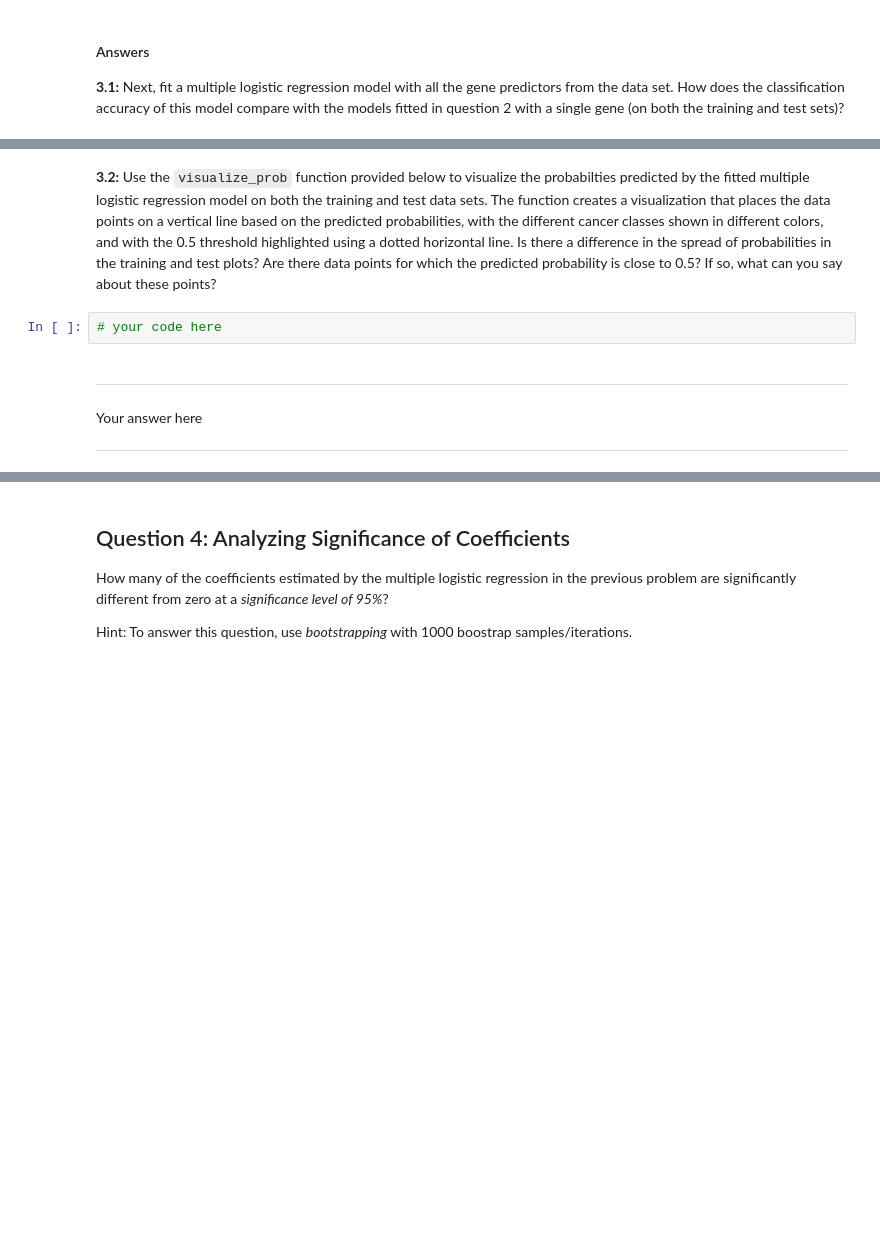
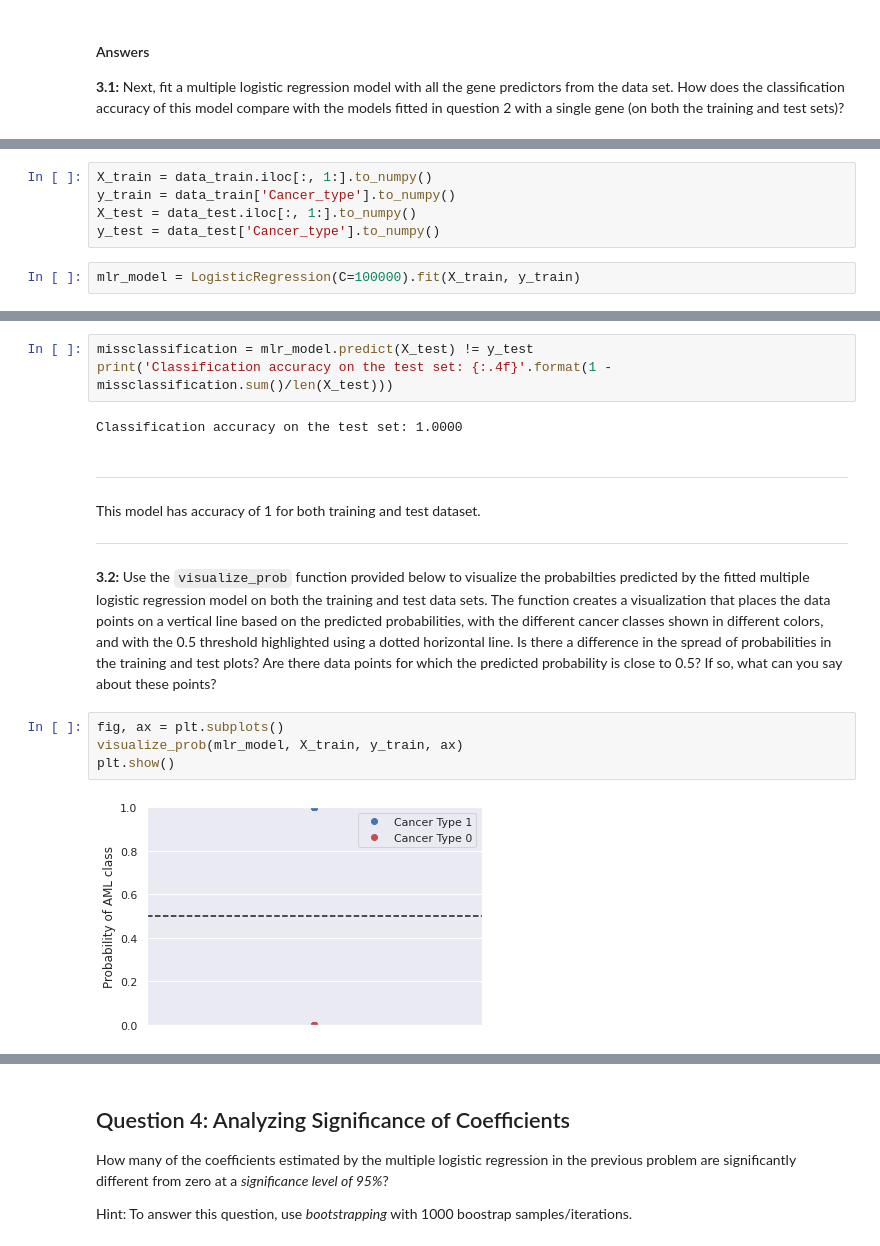
Before and after one commit to lucasresck/foundations-of-data-science, a Jupyter notebook: cs109a_hw5/cs109_hw5.ipynb, the cells around one changed output, grey strips where cells are left out. Saved outputs shown, nothing was run; the diff lists cells and outputs as text; blank space fills up the shorter version.

```diff
--- a/cs109a_hw5/cs109_hw5.ipynb
+++ b/cs109a_hw5/cs109_hw5.ipynb
@@ -337,0 +331,7 @@ Your answer here
+# %%
+X_train = data_train.iloc[:, 1:].to_numpy()
+y_train = data_train['Cancer_type'].to_numpy()
+X_test = data_test.iloc[:, 1:].to_numpy()
+y_test = data_test['Cancer_type'].to_numpy()
+# %%
+mlr_model = LogisticRegression(C=100000).fit(X_train, y_train)
@@ -338,9 +343,19 @@ Your answer here
+# %%
+missclassification = mlr_model.predict(X_test) != y_test
+print('Classification accuracy on the test set: {:.4f}'.format(1 - missclassification.sum()/len(X_test)))
+# %% [output]
+Classification accuracy on the test set: 1.0000
+# %% [markdown]
+----
+
+This model has accuracy of 1 for both training and test dataset.
+
+----
 # %% [markdown]
 **3.2:** Use the `visualize_prob` function provided below to visualize the probabilties predicted by the fitted multiple logistic regression model on both the training and test data sets. The function creates a visualization that places the data points on a vertical line based on the predicted probabilities, with the different cancer classes shown in different colors, and with the 0.5 threshold highlighted using a dotted horizontal line. Is there a difference in the spread of probabilities in the training and test plots? Are there data points for which the predicted probability is close to 0.5? If so, what can you say about these points?
-# %%
-# your code here
-# %% [markdown]
-----
-Your answer here
-
-----
+# %%
+fig, ax = plt.subplots()
+visualize_prob(mlr_model, X_train, y_train, ax)
+plt.show()
+# %% [output]
+[figure, added]
```
Also changed, not shown: parts of 11 cells of this notebook.
